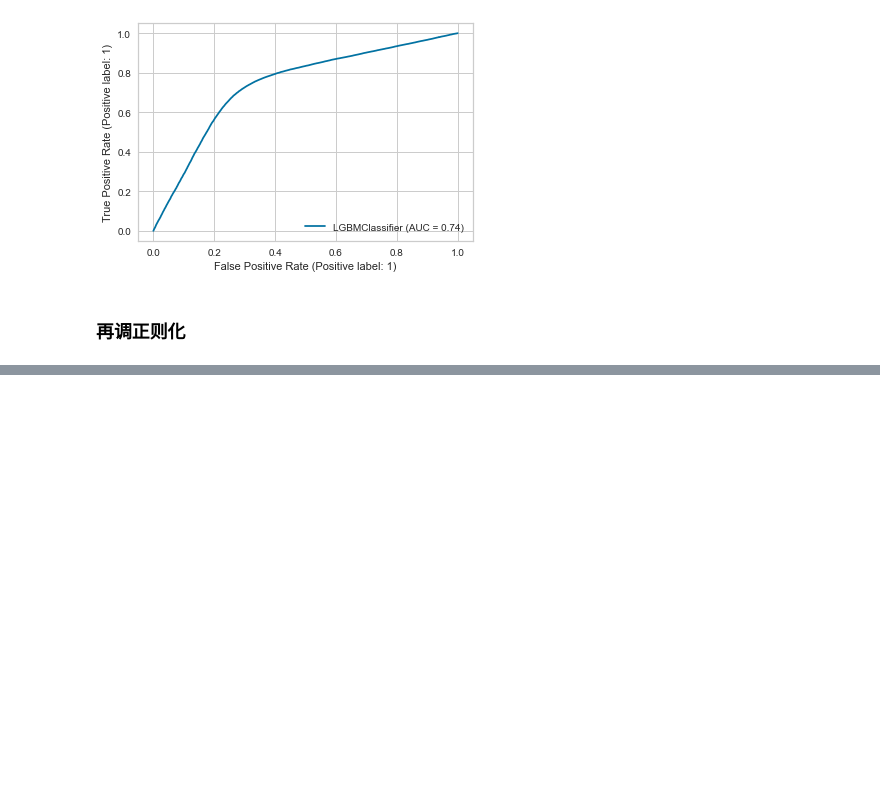
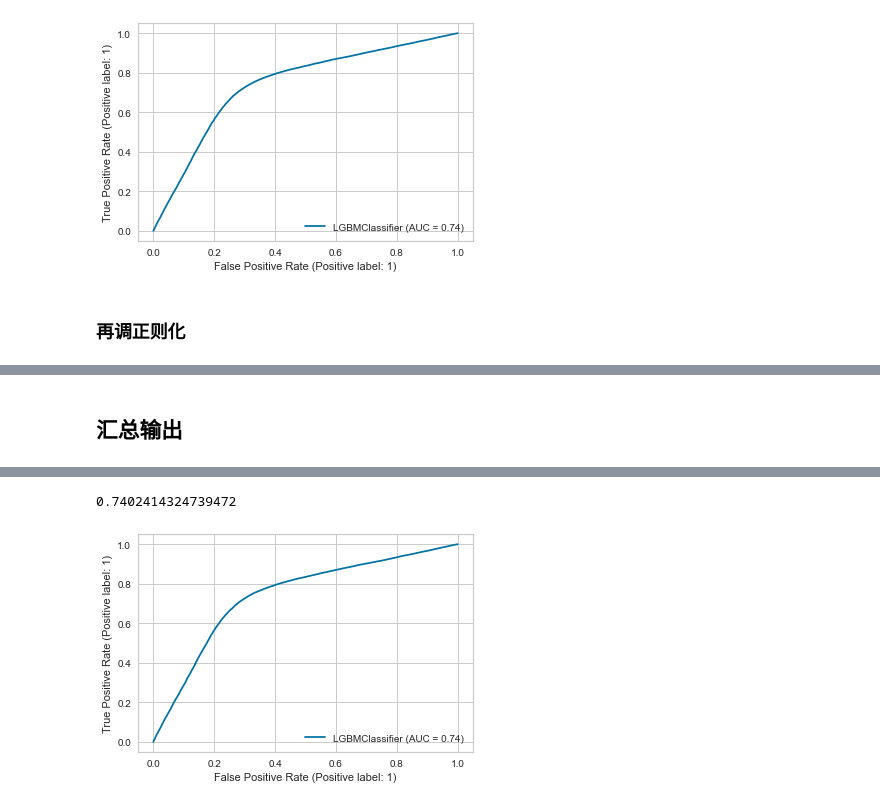
Before and after one commit to threecifanggen/kaggle-practice, a Jupyter notebook: tabular-playground-series-nov-2021/step.5.lightgbm_optimized.ipynb, the cells around one changed output, grey strips where cells are left out. Cells and saved outputs as stored; diff of their text form; code cells hidden in the pictures; blank space fills up the shorter version.

```diff
--- a/tabular-playground-series-nov-2021/step.5.lightgbm_optimized.ipynb
+++ b/tabular-playground-series-nov-2021/step.5.lightgbm_optimized.ipynb
@@ -1019,0 +1023,8 @@ plt.show()
+# %% [markdown]
+## 汇总输出
+# %%
+best_model = m.best_estimator_.fit(X, y)
+display(roc_auc_score(y_t, best_model.predict_proba(X_t)[:, 1]))
+plot_roc_curve(best_model, X_t, y_t)
+plt.show()
+# %% [output]
@@ -1019,0 +1037,2 @@ plt.show()
+0.7402414324739472
+[figure, added]
```
Also changed, not shown: parts of 8 cells of this notebook, 2 other files.
